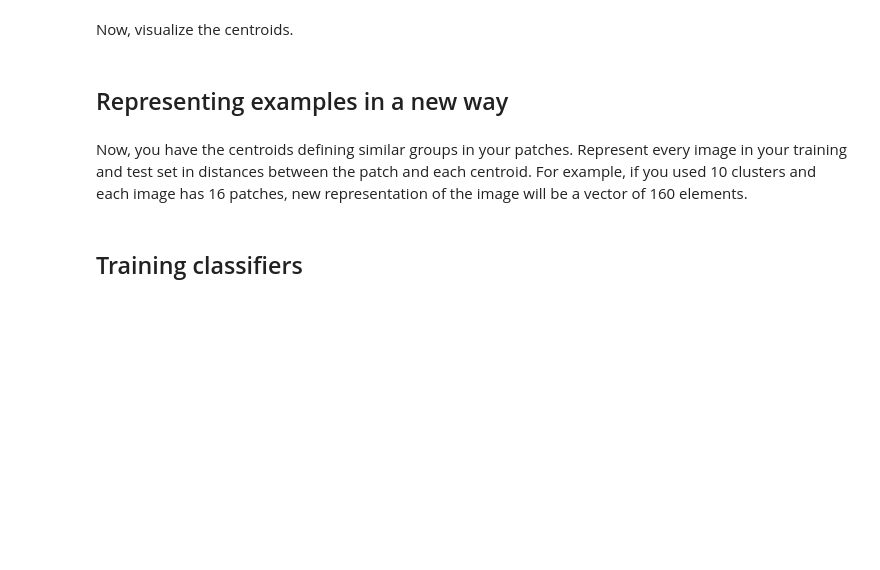
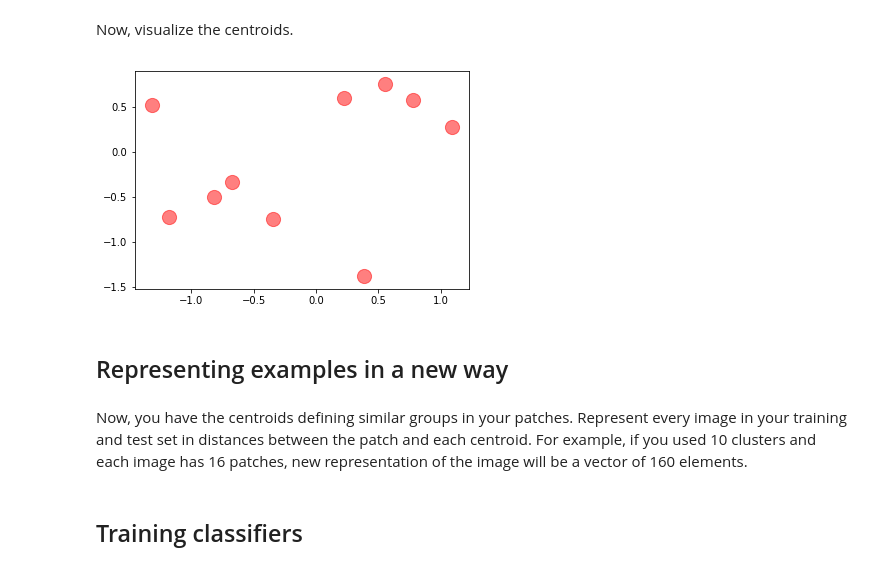
Before and after one commit to madtaras/AI_class_HW2, a Jupyter notebook: feature learning/Problem Set 2 - Unsupervised Feature Learning.ipynb, the cells around one changed output. Cells and saved outputs as stored; diff of their text form; code cells hidden in the pictures; blank space fills up the shorter version.

```diff
--- a/feature learning/Problem Set 2 - Unsupervised Feature Learning.ipynb
+++ b/feature learning/Problem Set 2 - Unsupervised Feature Learning.ipynb
@@ -196,6 +264,12 @@ viewPatches(patches)
 # %% [markdown]
 Run k-means from scikit-learn to group all patches into clusters. Initially, pick the number of clusters according to your best guess.
 # %%
+from sklearn.cluster import KMeans
+
 num_images = 1000
-patches = np.hstack([np.array(image.get_patches()).transpose() for image in image_list[:num_images]])
+patches = np.hstack([np.array(image.get_patches()).transpose() for image in train_image_list[:num_images]])
 patches.shape
+
+kmeans = KMeans(n_clusters=10, random_state=0).fit(patches)
+print(kmeans.labels_)
+print(kmeans.cluster_centers_)
@@ -202,8 +292,12 @@ patches.shape
 # %% [markdown]
 Now, visualize the centroids.
 # %%
-centroids = np.array([]) # Please use this variable name for the array of centroids
-view_patches(centroids)
+centroids = np.array(kmeans.cluster_centers_) # Please use this variable name for the array of centroids
+
+plt.scatter(centroids[:, 0], centroids[:, 1], c='red', s=200, alpha=0.5)
+plt.show()
+# %% [output]
+[figure, added]
 # %% [markdown]
 ## Representing examples in a new way
 # %% [markdown]
```
Also changed, not shown: parts of 12 cells of this notebook, 1 other file.
